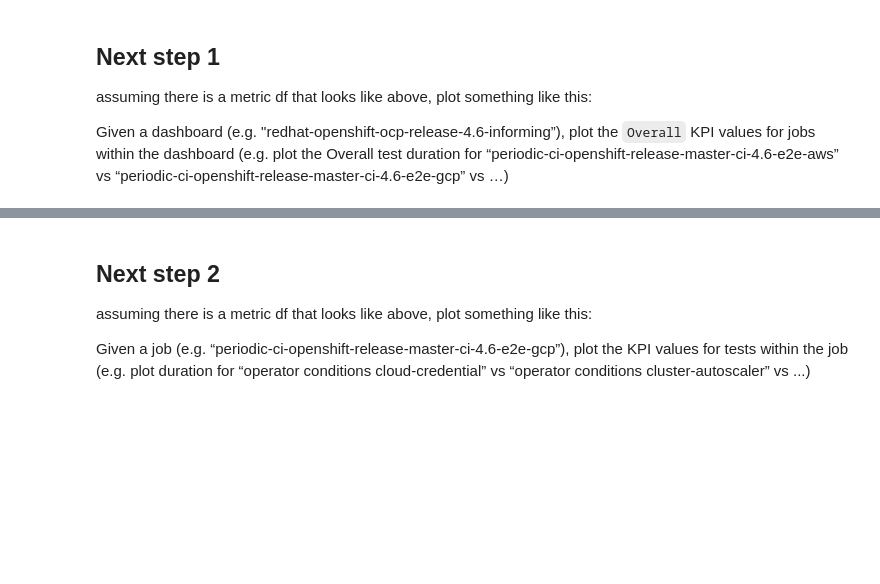
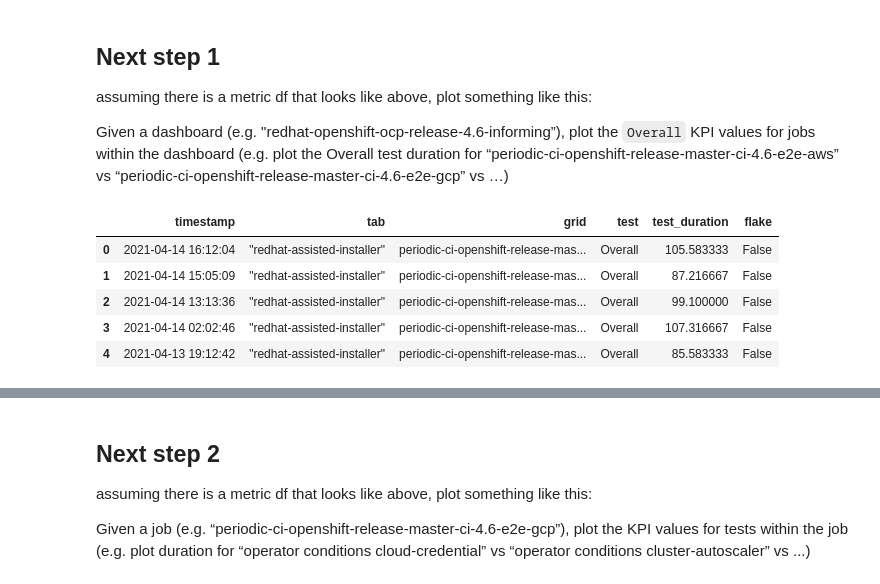
Before and after one commit to isabelizimm/ocp-ci-analysis, a Jupyter notebook: notebooks/data-sources/TestGrid/metrics/metrics_visualization.ipynb, the cells around one changed output, grey strips where cells are left out. Saved outputs shown, nothing was run; the diff lists cells and outputs as text; code cells hidden in the pictures; blank space fills up the shorter version.

```diff
--- a/notebooks/data-sources/TestGrid/metrics/metrics_visualization.ipynb
+++ b/notebooks/data-sources/TestGrid/metrics/metrics_visualization.ipynb
@@ -153,0 +130,11 @@ Given a dashboard (e.g. "redhat-openshift-ocp-release-4.6-informing”), plot th
+# %%
+overall_metric = metric[metric['test'] == "Overall"]
+overall_metric = metric[metric['timestamp'] >= "2021-03-01 00:00:00"]
+overall_metric.head()
+# %% [output]
+|  | timestamp | tab | grid | test | test_duration | flake |
+| 0 | 2021-04-14 16:12:04 | "redhat-assisted-installer" | periodic-ci-openshift-release-mas... | Overall | 105.583333 | False |
+| 1 | 2021-04-14 15:05:09 | "redhat-assisted-installer" | periodic-ci-openshift-release-mas... | Overall | 87.216667 | False |
+| 2 | 2021-04-14 13:13:36 | "redhat-assisted-installer" | periodic-ci-openshift-release-mas... | Overall | 99.100000 | False |
+| 3 | 2021-04-14 02:02:46 | "redhat-assisted-installer" | periodic-ci-openshift-release-mas... | Overall | 107.316667 | False |
+| 4 | 2021-04-13 19:12:42 | "redhat-assisted-installer" | periodic-ci-openshift-release-mas... | Overall | 85.583333 | False |
```
Also changed, not shown: parts of 13 cells of this notebook.
